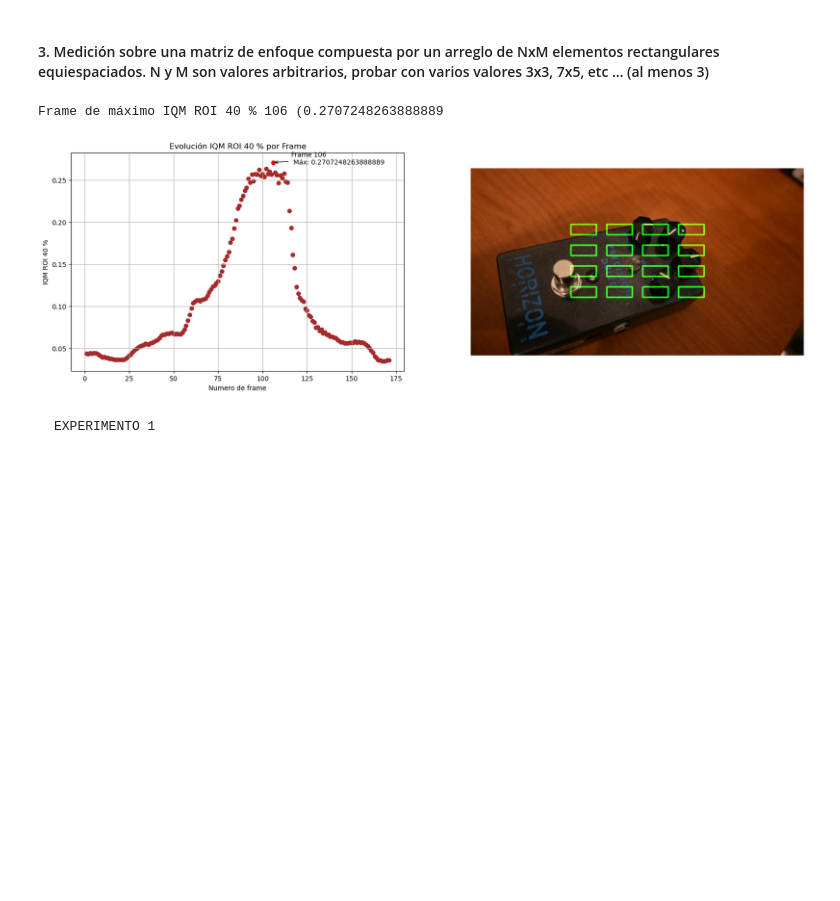
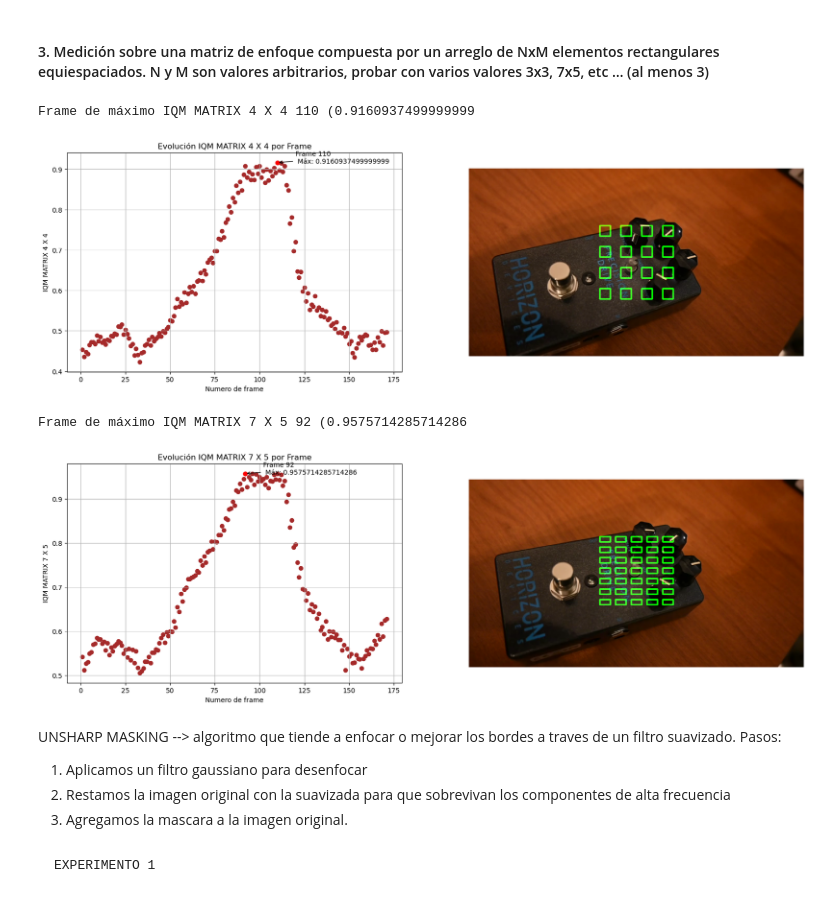
Before and after one commit to vasconcelosfer/ComputerVision, a Jupyter notebook: TP2_ENTREGA.ipynb, the cells around one changed output. Cells and saved outputs as stored; diff of their text form; code cells hidden in the pictures; blank space fills up the shorter version.

```diff
--- a/TP2_ENTREGA.ipynb
+++ b/TP2_ENTREGA.ipynb
@@ -355,18 +441,24 @@ iqm_10_roi_frame_list = procesar_video_roi(video_player, metric=calcular_acm, na
 # %% [markdown]
 #### 3. Medición sobre una matriz de enfoque compuesta por un arreglo de NxM elementos rectangulares equiespaciados. N y M son valores arbitrarios, probar con varios valores 3x3, 7x5, etc … (al menos 3)
 # %%
-def procesar_video_roi_matrix(video_player, metric=calcular_iqm, name_metric='IQM', roi_number=0.05):
+def procesar_video_matrix(video_player, metric=calcular_iqm, name_metric='IQM', roi_number=1, height=1, width=1, nrows=3, ncols=3):
     video_player.unset_roi()
     video_player.restart()
     metric_lista = []
 
-    video_player.set_roi(roi=0.4, matrix=True, ncols=4, nrows=4)
+    video_player.set_matrix(height=height, width=width, nrows=nrows, ncols=ncols)
     while True:
         frame = video_player.get_frame()
         if frame is None:
             break  # Si no hay más frames, salir del bucle
-        # Calcular IQM
-        metric_lista.append(metric(video_player.get_roi_frame()))
+
+        box_list = video_player.get_matrix_frames()
+
+        # Calcular IQM sacando el promedio de las mediciones obtenidas en cada unos de los rectángulos de la matriz
+        value_metric = [metric(box) for box in box_list]
+        mean_metric = np.mean(value_metric)
+        metric_lista.append(mean_metric)
+
     max_metric_frame = metric_lista.index(max(metric_lista)) + 1
 
     max_frame = video_player.get_frame_by_index(max_metric_frame)
@@ -377,12 +469,22 @@ def procesar_video_roi_matrix(video_player, metric=calcular_iqm, name_metric='IQ
     # Graficar los resultados
     graficar_con_frame(frame_indices, metric_lista, y_label=name_metric, frame_image=cv2.cvtColor(max_frame, cv2.COLOR_BGR2RGB))
     return metric_lista
-# %%
-iqm_roi_matrix_3x3_frame_list = procesar_video_roi_matrix(video_player, metric=calcular_iqm, name_metric='IQM ROI 40 %',
-                                           roi_number=0.35)
-# %% [output]
-Frame de máximo IQM ROI 40 % 106 (0.2707248263888889
-[figure, removed]
+# %%
+iqm_matrix_4x4_frame_list = procesar_video_matrix(video_player, metric=calcular_iqm, name_metric='IQM MATRIX 4 X 4',
+                                           height=140, width=140, nrows=4, ncols=4)
+iqm_matrix_7x5_frame_list = procesar_video_matrix(video_player, metric=calcular_iqm, name_metric='IQM MATRIX 7 X 5',
+                                           height=140, width=140, nrows=7, ncols=5)
+# %% [output]
+Frame de máximo IQM MATRIX 4 X 4 110 (0.9160937499999999
+[figure, added]
+Frame de máximo IQM MATRIX 7 X 5 92 (0.9575714285714286
+[figure, added]
+# %% [markdown]
+UNSHARP MASKING --> algoritmo que tiende a enfocar o mejorar los bordes a traves de un filtro suavizado.
+Pasos:
+1. Aplicamos un filtro gaussiano para desenfocar
+2. Restamos la imagen original con la suavizada para que sobrevivan los componentes de alta frecuencia
+3. Agregamos la mascara a la imagen original.
 # %% [markdown]
     EXPERIMENTO 1
 # %%
```
Also changed, not shown: parts of 9 cells of this notebook.
